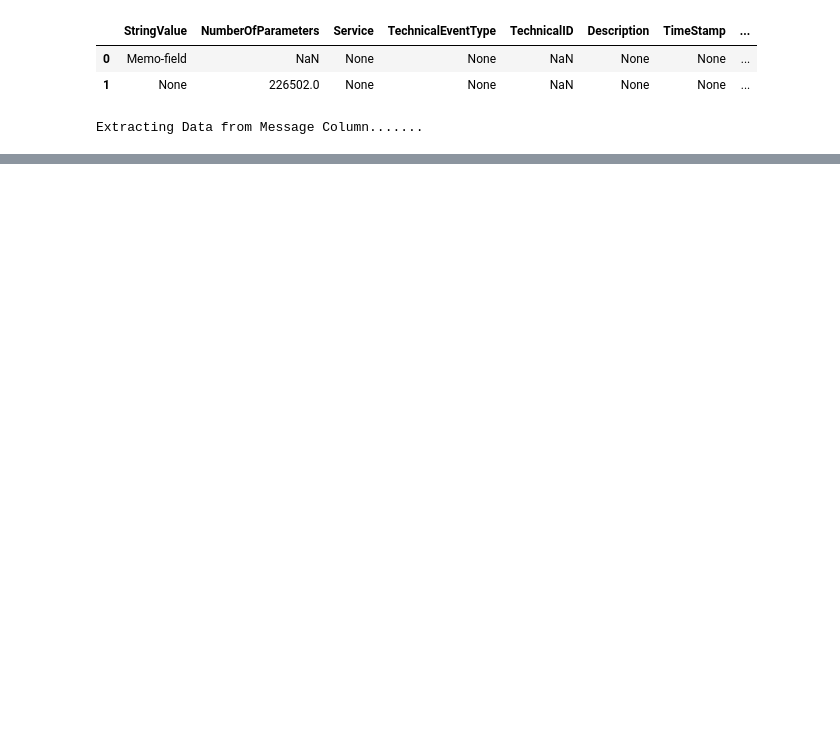
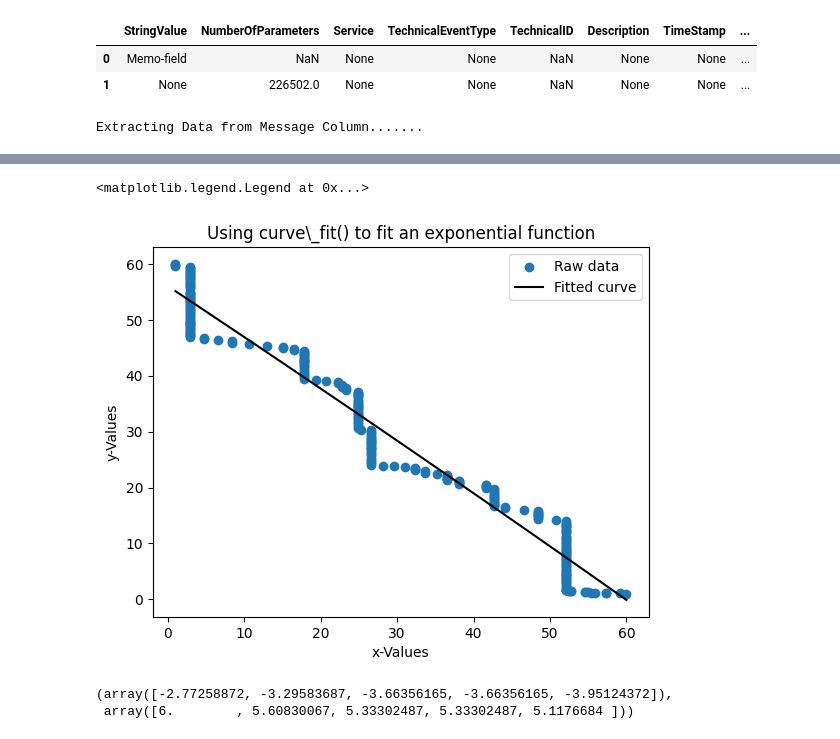
Before and after one commit to Aylore/filament-component-failure-prediction, a Jupyter notebook: notebooks/EDA.ipynb, the cells around one changed output, grey strips where cells are left out. Saved outputs shown, nothing was run; the diff lists cells and outputs as text; code cells hidden in the pictures; blank space fills up the shorter version.

```diff
--- a/notebooks/EDA.ipynb
+++ b/notebooks/EDA.ipynb
@@ -128,0 +99,58 @@ inf
+# %%
+from scipy.optimize import curve_fit
+# Have an initial guess as to what the values of the parameters are
+a_guess = 5
+b_guess = 0.6
+c_guess = 42
+
+kk=-1
+x = df_large.NewCFactor.values
+y = df_large.N_Pulses_Cum.values
+
+# y = -np.log(y)
+
+
+from sklearn.preprocessing import MinMaxScaler
+
+std_X =   MinMaxScaler(feature_range=(1,60))
+std_y =   MinMaxScaler(feature_range=(1,60))
+
+
+x_scaled = std_X.fit_transform(x.reshape(-1,1)).reshape(-1)
+
+y_scaled = std_y.fit_transform(y.reshape(-1,1)).reshape(-1)
+
+# Fit the function a * np.exp(b * t) + c to x and y
+popt, pcov = curve_fit(
+    lambda t, a, b, c: a * np.exp(b * t) + c,
+    x_scaled, y_scaled, p0=(a_guess, b_guess, c_guess)
+)
+
+
+
+a = popt[0]
+b = popt[1]
+c = popt[2]
+
+
+x_fitted = np.linspace(np.min(x_scaled), np.max(x_scaled), 100)
+y_fitted =   a * np.exp(b * x_fitted) + c
+# y_fitted = np.exp(y_fitted)
+
+# Plot
+ax = plt.axes()
+ax.scatter(x_scaled, y_scaled, label='Raw data')
+ax.plot(x_fitted, y_fitted, 'k', label='Fitted curve')
+ax.set_title(r'Using curve\_fit() to fit an exponential function')
+ax.set_ylabel('y-Values')
+# ax.set_ylim(0, 500)
+ax.set_xlabel('x-Values')
+ax.legend()
+# %% [output]
+<matplotlib.legend.Legend at 0x...>
+[figure, added]
+# %%
+y[:5] , y_scaled[:5]
+# %% [output]
+(array([-2.77258872, -3.29583687, -3.66356165, -3.66356165, -3.95124372]),
+ array([6.        , 5.60830067, 5.33302487, 5.33302487, 5.1176684 ]))
```
Also changed, not shown: parts of 19 cells of this notebook, 3 other files.
